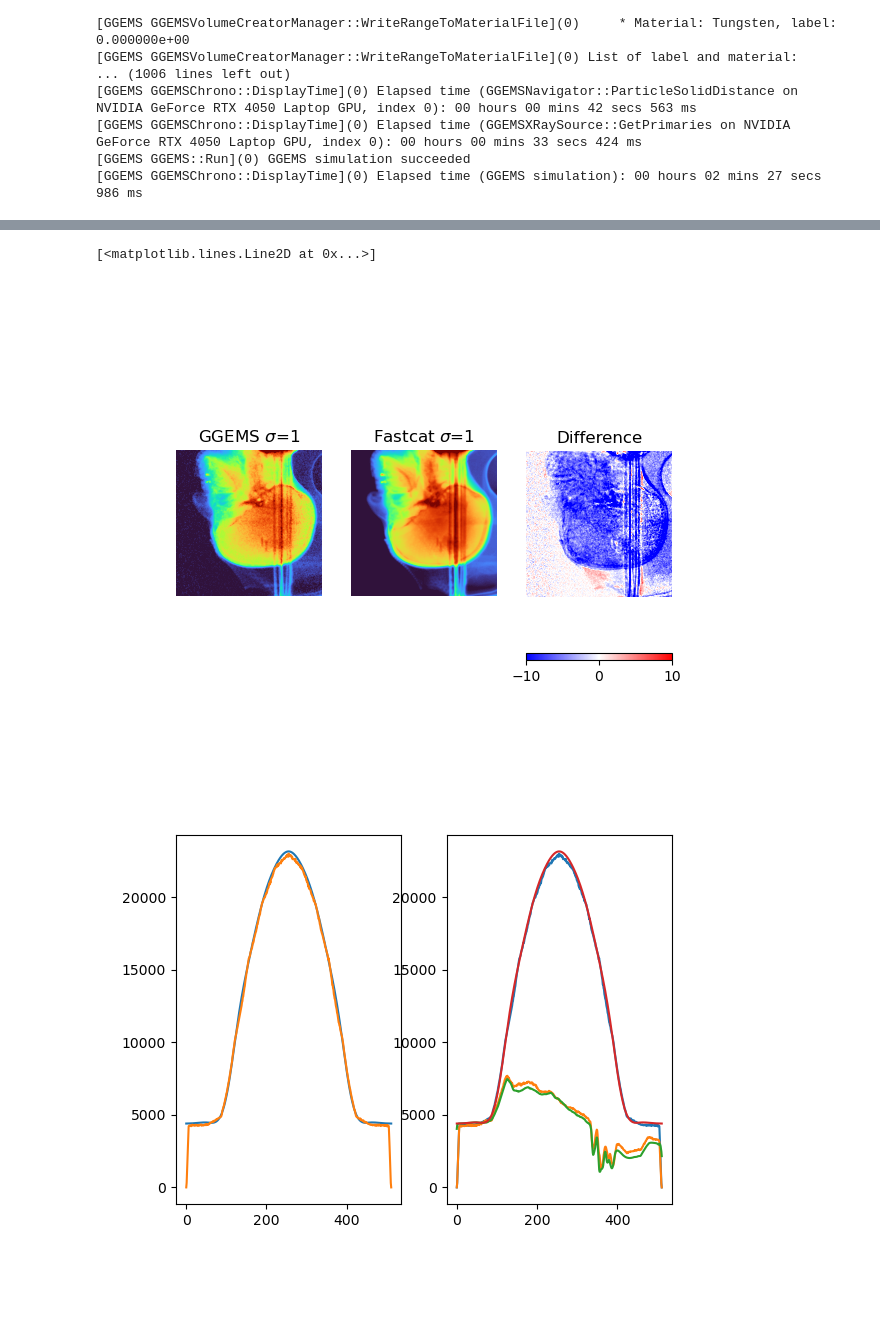
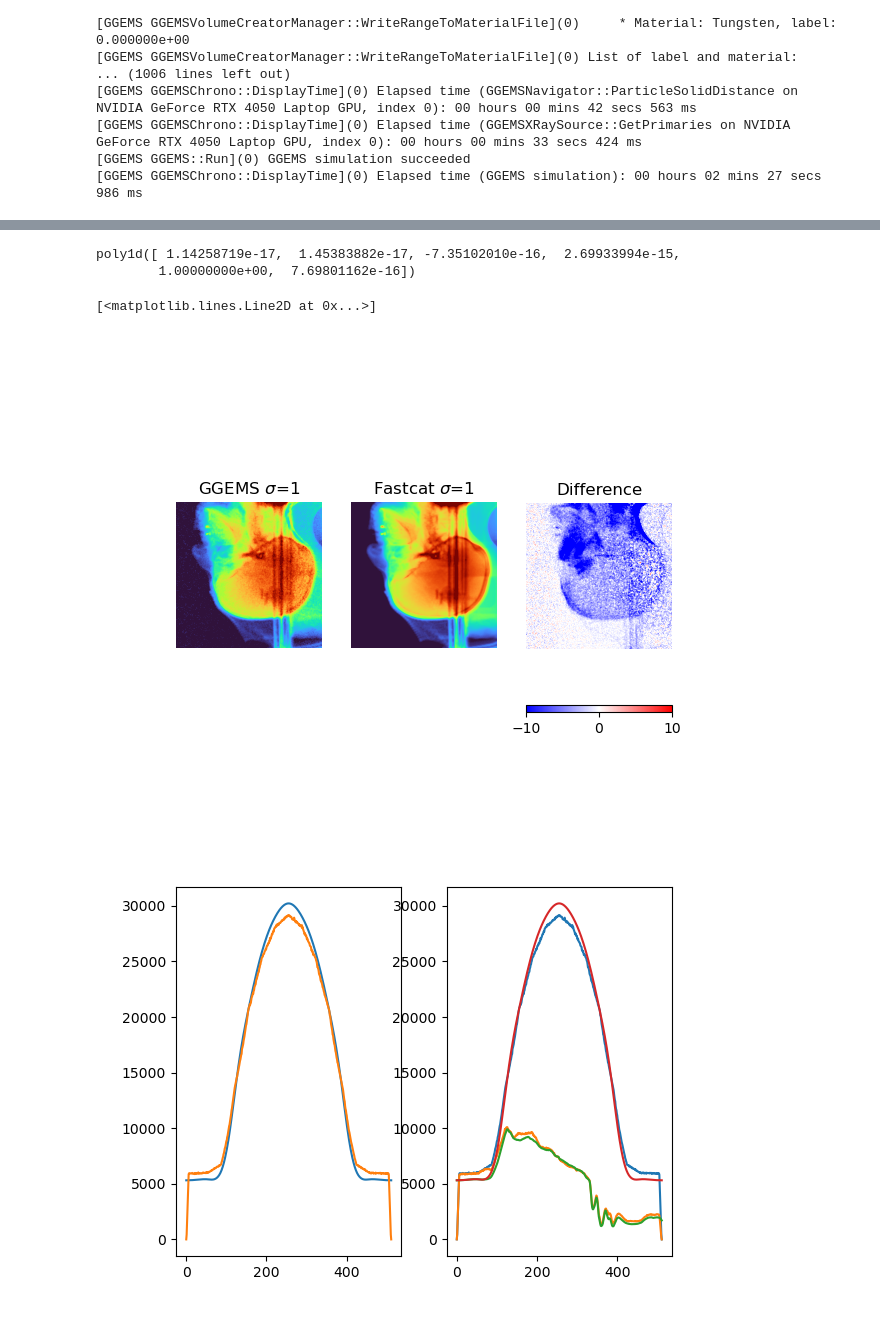
Before and after one commit to jerichooconnell/work-dfci, a Jupyter notebook: 3-jupyter_notebooks_patient/11-initial_patient_redo/2-simulate_from_patient.ipynb, the cells around one changed output, grey strips where cells are left out. Cells and saved outputs as stored; diff of their text form; code cells hidden in the pictures; blank space fills up the shorter version.

Commit message:
Changes to spectrum

```diff
--- a/3-jupyter_notebooks_patient/11-initial_patient_redo/2-simulate_from_patient.ipynb
+++ b/3-jupyter_notebooks_patient/11-initial_patient_redo/2-simulate_from_patient.ipynb
@@ -122,0 +105,16 @@ phantom.run_fastcat(1e10,2)
+# %%
+# phantom.density = np.flipud(phantom.density)
+phantom.is_patient = False
+spectrum = fc.calculate_spectrum_sp(120,12)
+spectrum.filter('Al', 2.75)
+spectrum.filter('Al', 3.7)
+# spectrum.filter('Al', 2.75)
+spectrum.filter('Be', 1.5)
+spectrum.filter('Ti', 0.89)
+spectrum.filter('C', 3.8)
+# spectrum.filter('Al',4)
+# spectrum.filter('Fe',0.25) # 0.5 with the old file
+# spectrum.filter('Air', 1500)
+phantom.xx, phantom.yy = spectrum.get_points()
+# spectrum.filter('Ca', 1.5)
+phantom.run_gecco(1e12,360,conv_on=False)
@@ -123,2 +140,8 @@ phantom.run_fastcat(1e10,2)
 # %%
 phantom.correct_intensity(ml=False,crop=40)
+# %%
+fits = np.load('/home/jericho/1-Workspace/3-jupyter_notebooks_patient/7-bhc/fits.npy')
+# %%
+phantom.sim_angles = np.linspace(0,2*np.pi,45)
+phantom.interpolate_ggems_scatter()
+phantom.calc_gecco_projections(scat_weight=2) # Creates the gecco projections
@@ -125,3 +150,12 @@ phantom.correct_intensity(ml=False,crop=40)
+# %%
+np.poly1d(fits[0])
+# %% [output]
+poly1d([ 1.14258719e-17,  1.45383882e-17, -7.35102010e-16,  2.69933994e-15,
+        1.00000000e+00,  7.69801162e-16])
+# %%
+for i in range(phantom.gecco_projections.shape[2]):
+    p = np.poly1d(fits[i])
+    phantom.gecco_projections[:,:,i] = p(phantom.gecco_projections[:,:,i])
 # %%
 import matplotlib.pyplot as plt
 
@@ -132,42 +166,42 @@ from scipy.ndimage import gaussian_filter
 
 filt_sigma = 1
 int1 = gaussian_filter(phantom.ggems_primary_projections[0],filt_sigma)
-int2 = gaussian_filter(phantom.intensity[0],filt_sigma)
+int2 = gaussian_filter(phantom.primary_projections[0],filt_sigma)
 
-proj1 = -np.log(int1/np.rot90(phantom.ggems_flood))
+proj1 = -np.log(1.011*int1/np.rot90(phantom.ggems_flood))
 proj2 = -np.log(int2/phantom.flood_field)
 # gaussian blur the projections using scipy ndimage
 
 crop = 20
 
 plt.imshow(proj1[crop:-crop,crop:-crop],cmap='turbo',vmin=0,vmax=4)
 plt.axis('off')
 plt.title(f'GGEMS $\sigma$={filt_sigma}')
 plt.subplot(132)
 plt.imshow(proj2[crop:-crop,crop:-crop],cmap='turbo',vmin=0,vmax=4)
 plt.axis('off')
 plt.title(f'Fastcat $\sigma$={filt_sigma}')
 
 # Plot the difference
 plt.subplot(133)
 diff_1 = 100*(proj1[crop:-crop,crop:-crop]-proj2[crop:-crop,crop:-crop])/4
 plt.axis('off')
 plt.title('Difference')
 plt.imshow(diff_1,cmap='bwr',vmin=-10,vmax=10)
 plt.colorbar(orientation='horizontal')
 
 # plot the mean of the difference image along both axes
 plt.figure()
 plt.subplot(121)
 plt.plot(np.mean(phantom.flood_field,axis=0))
 plt.plot(np.mean(phantom.ggems_flood,axis=1))
 
 plt.subplot(122)
 plt.plot(np.mean(phantom.ggems_flood,axis=1))
 plt.plot(np.mean(phantom.ggems_primary_projections[0],axis=0))
-plt.plot(np.mean(phantom.intensity[0],axis=0))
+plt.plot(np.mean(phantom.primary_projections[0],axis=0))
 plt.plot(np.mean(phantom.flood_field,axis=0))
 # %% [output]
 [<matplotlib.lines.Line2D at 0x...>]
-[figure, old version]
+[figure, new version]
-[figure, old version]
+[figure, new version]
```
Also changed, not shown: parts of 19 cells of this notebook, 9 other files.
